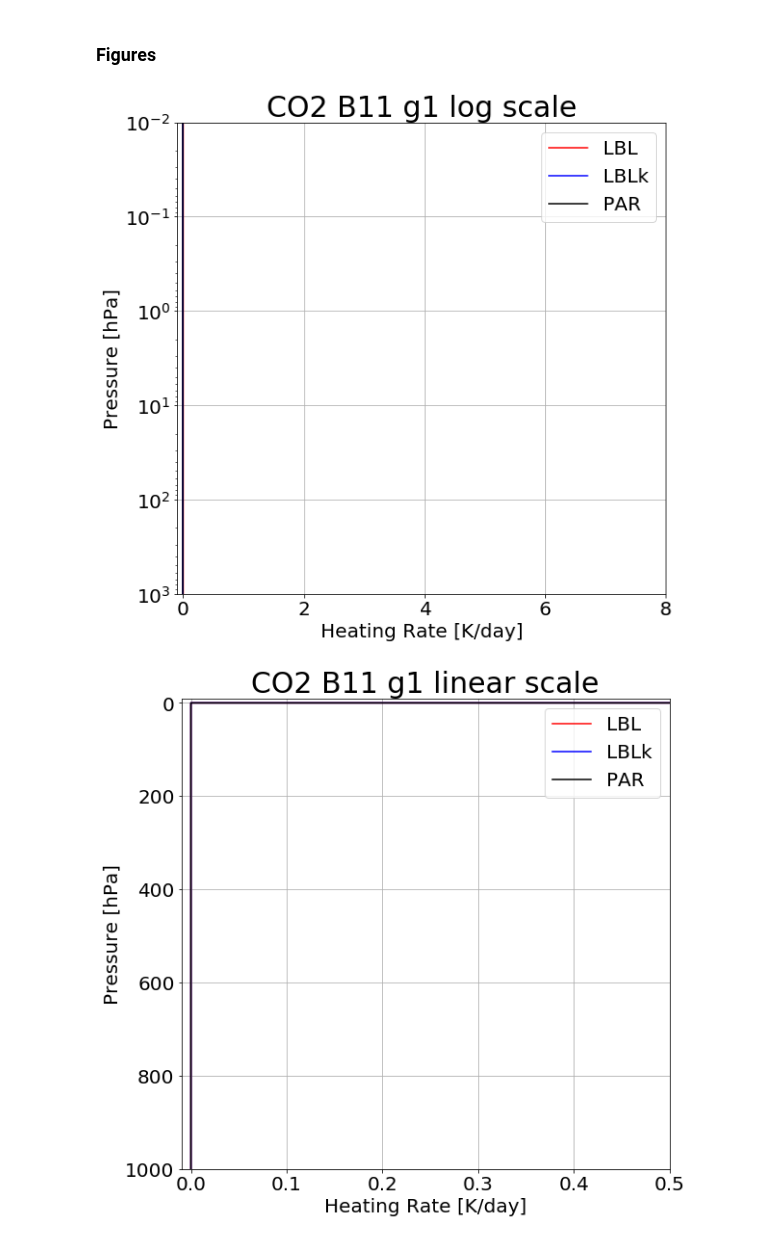
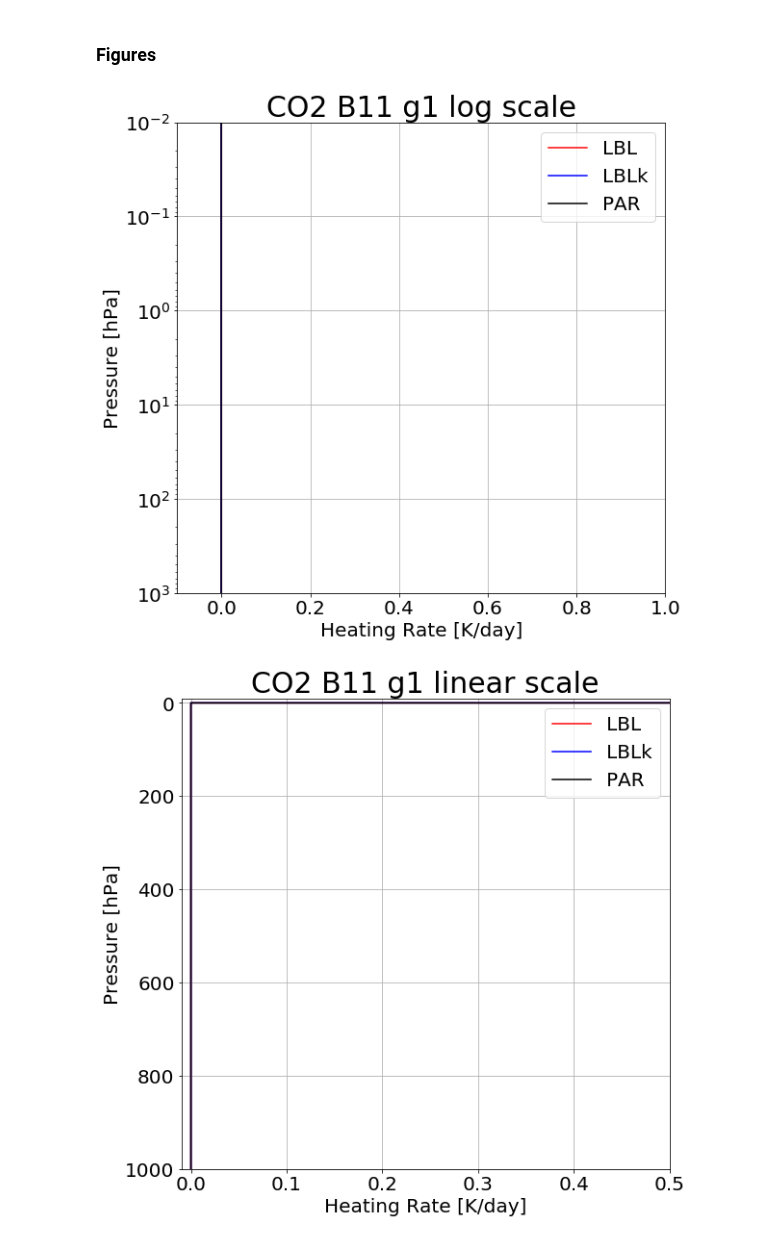
Before and after one commit to kimbuyo/Radiation_SW, a Jupyter notebook: Param/CO2/B11/190213_Result/CO2x2/CO2_B11_cosz0.5_mls75_x2_result.ipynb, the cells around one changed output. Saved outputs shown, nothing was run; the diff lists cells and outputs as text; code cells hidden in the pictures.

```diff
--- a/Param/CO2/B11/190213_Result/CO2x2/CO2_B11_cosz0.5_mls75_x2_result.ipynb
+++ b/Param/CO2/B11/190213_Result/CO2x2/CO2_B11_cosz0.5_mls75_x2_result.ipynb
@@ -73,33 +73,33 @@ Download: CO2_B11_cosz0.5_mls75_x2_flux.csv
 # %%
 htr = pd.read_table(path+'new_ng10_all.htr',header=None,sep="\s+",keep_default_na=False,
                     names=['hPa','LBL_g1','LBLk_g1','PAR_g1','LBL_g2','LBLk_g2','PAR_g2','LBL_g3','LBLk_g3','PAR_g3',
                           'LBL_g4','LBLk_g4','PAR_g4','LBL_g5','LBLk_g5','PAR_g5','LBL_g6','LBLk_g6','PAR_g6',
                           'LBL_g7','LBLk_g7','PAR_g7','LBL_g8','LBLk_g8','PAR_g8',
                           'LBL_g9','LBLk_g9','PAR_g9','LBL_g10','LBLk_g10','PAR_g10',
                           'LBL_tot','LBLk_tot','PAR_tot','LBLk - LBL','PAR - LBL'])
 
 params = {'figure.figsize': (20,9),'legend.fontsize': 20,'axes.labelsize': 20,'axes.titlesize': 30,'xtick.labelsize': 20,'ytick.labelsize': 20}
 plt.rcParams.update(params)
 
-max1 = 8
+max1 = 1
 max2 = 0.5
 
 # log scale
 plt.subplot(1,2,1)
 plt.axis([-0.1,max1,1000,0.01])
 plt.grid()
 plt.title('CO2 B11 g1 log scale')
 plt.ylabel('Pressure [hPa]')
 plt.xlabel('Heating Rate [K/day]')
 plt.yscale('log')
 plt.plot(htr['LBL_g1'],htr['hPa'],label='LBL',color='red')
 plt.plot(htr['LBLk_g1'],htr['hPa'],label='LBLk',color='blue')
 plt.plot(htr['PAR_g1'],htr['hPa'],label='PAR',color='black')
 plt.legend()
 
 plt.show()
 # %% [output]
-[figure, old version]
+[figure, new version]
 # %%
 # linear scale
 plt.subplot(1,2,2)
```
Also changed, not shown: parts of 10 cells of this notebook.
